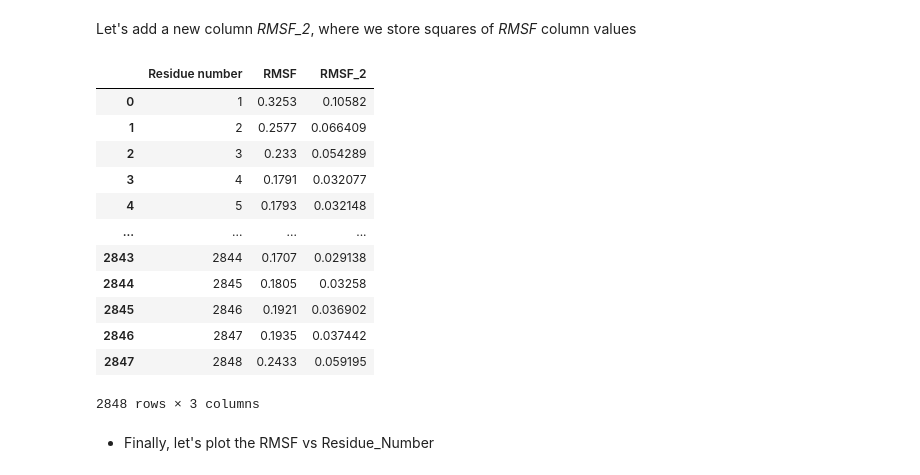
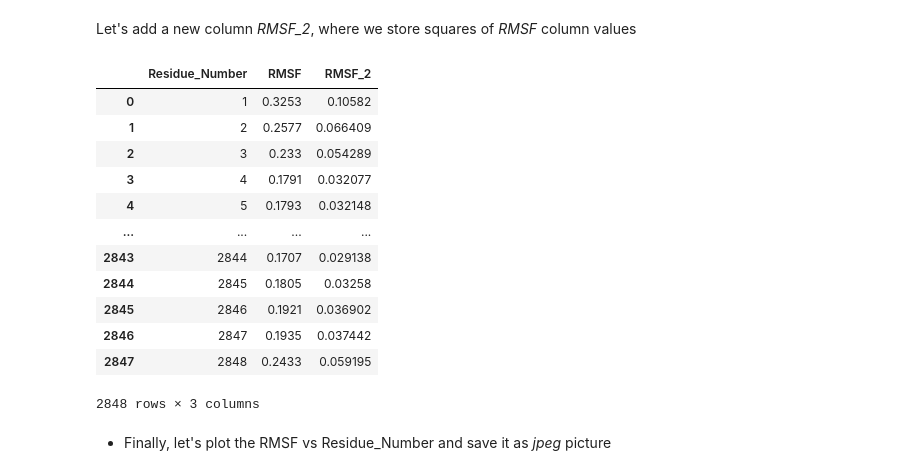
Before and after one commit to zarkoivkovicc/TCCM-Python-Homework, a Jupyter notebook: Homework.ipynb, the cells around one changed output. Cells and saved outputs as stored; diff of their text form; code cells hidden in the pictures.

```diff
--- a/Homework.ipynb
+++ b/Homework.ipynb
@@ -161,9 +168,10 @@ dtype: object
 Let's add a new column _RMSF_2_, where we store squares of _RMSF_ column values
 # %%
 df["RMSF_2"] = df["RMSF"]**2
+df.to_parquet("RMSD_2")
 df # Show the dataframe
 # %% [output]
-|  | Residue number | RMSF | RMSF_2 |
+|  | Residue_Number | RMSF | RMSF_2 |
 | 0 | 1 | 0.3253 | 0.10582 |
 | 1 | 2 | 0.2577 | 0.066409 |
 | 2 | 3 | 0.233 | 0.054289 |
@@ -177,4 +185,4 @@ df # Show the dataframe
 | 2847 | 2848 | 0.2433 | 0.059195 |
 2848 rows × 3 columns
 # %% [markdown]
-* Finally, let's plot the RMSF vs Residue_Number
+* Finally, let's plot the RMSF vs Residue_Number and save it as _jpeg_ picture
```
Also changed, not shown: parts of 11 cells of this notebook.
